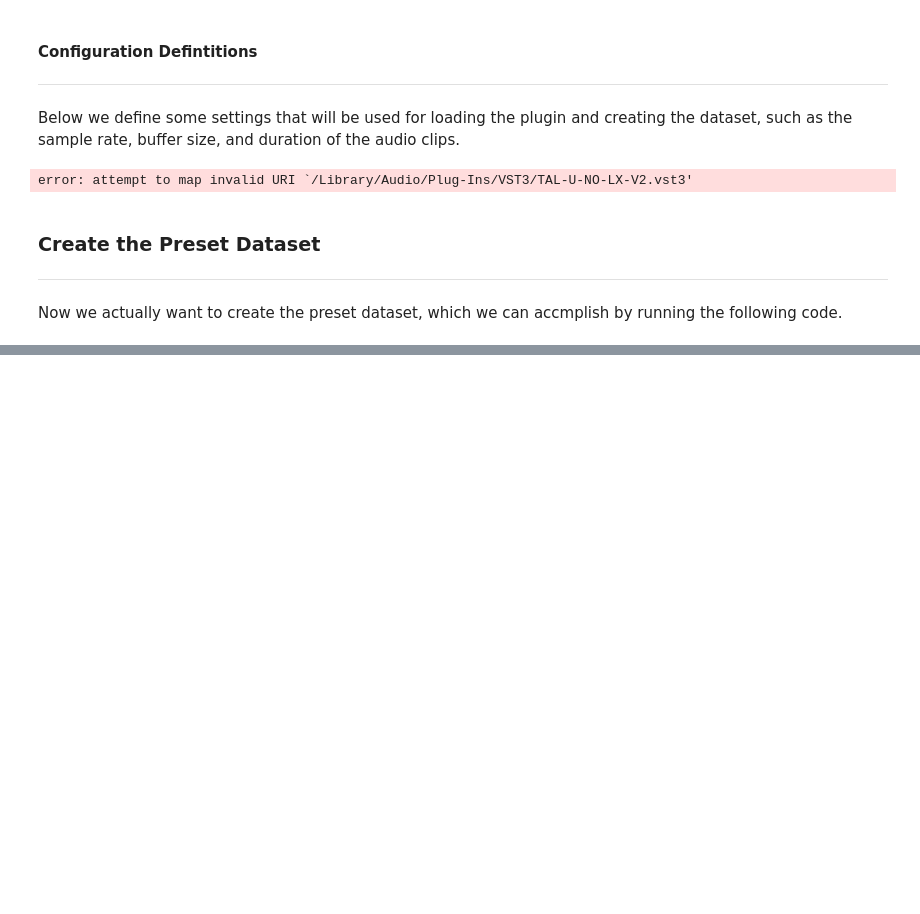
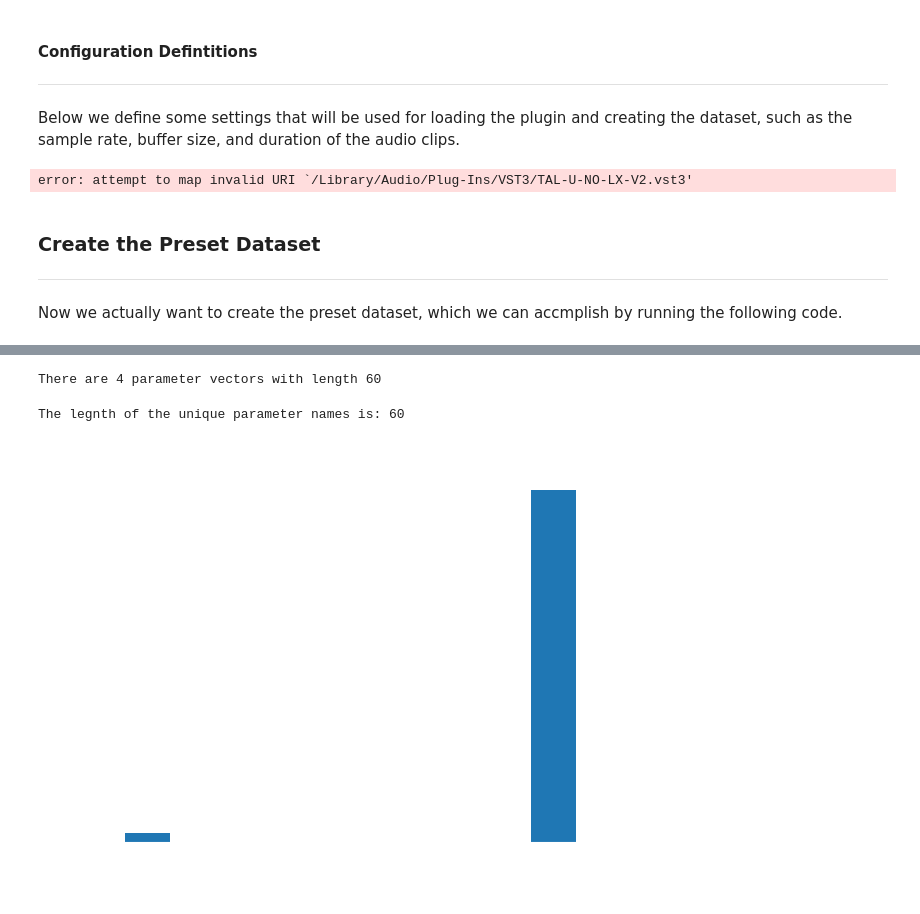
Before and after one commit to malekinho8/gass, a Jupyter notebook: dataset/create-preset-dataset-musicnn.ipynb, the cells around one changed output, grey strips where cells are left out. Cells and saved outputs as stored; diff of their text form; code cells hidden in the pictures; blank space fills up the shorter version.

```diff
--- a/dataset/create-preset-dataset-musicnn.ipynb
+++ b/dataset/create-preset-dataset-musicnn.ipynb
@@ -95,0 +179,7 @@ Computing spectrogram (w/ librosa) and tags (w/ tensorflow).. done!
+# %%
+# set some variables related to the default preset
+default_preset_name = default_preset['preset_names']
+default_parameters = default_preset['parameters']
+default_parameter_names = default_preset['parameters_names']
+default_mapped_parameter_names = default_preset['mapped_parameter_names']
+# print(default_mapped_parameter_names)
@@ -95,0 +199,43 @@ Computing spectrogram (w/ librosa) and tags (w/ tensorflow).. done!
+# %%
+# define a function to add missing parameters to a row of the dataframe
+def add_missing_parameters(row):
+    if len(row['parameters']) == 46:
+        # Update existing parameters
+        new_parameters = [row['parameters'][row['parameters_names'].index(name)] if name in row['parameters_names'] else None for name in default_parameter_names]
+
+        # Add missing parameters
+        missing_parameters = set(default_parameter_names) - set(row['parameters_names'])
+        for param_name in missing_parameters:
+            new_parameters.append(default_parameters[default_parameter_names.index(param_name)])
+            row['parameters_names'].append(param_name)
+
+        row['parameters'] = new_parameters
+    return row
+# %%
+# apply the function to the dataframe
+df_copy = df_copy.apply(add_missing_parameters, axis=1)
+# %%
+# obtain the lengths of the parameter vectors in the dataset
+param_lengths_copy = [len(x) for x in df_copy['parameters']]
+# %%
+print('There are {} parameter vectors with length 60'.format(param_lengths_copy.count(60)))
+# %% [output]
+There are 4 parameter vectors with length 60
+# %%
+# find all the unique parameter names in the dataset
+unique_parameter_names = set()
+for row in df_copy['parameters_names']:
+    unique_parameter_names.update(row)
+unique_parameter_names = list(unique_parameter_names)
+print(f'The legnth of the unique parameter names is: {len(unique_parameter_names)}')
+# %% [output]
+The legnth of the unique parameter names is: 60
+# %%
+# visualize the distribution of the parameter vector lengths
+plt.hist(param_lengths_copy, bins=10)
+plt.title("Distribution of Parameter Vector Lengths")
+plt.xlabel("Parameter Vector Length")
+plt.ylabel("Frequency")
+plt.show()
+# %% [output]
+[figure, added]
```
Also changed, not shown: parts of 16 cells of this notebook, 11 other files.
